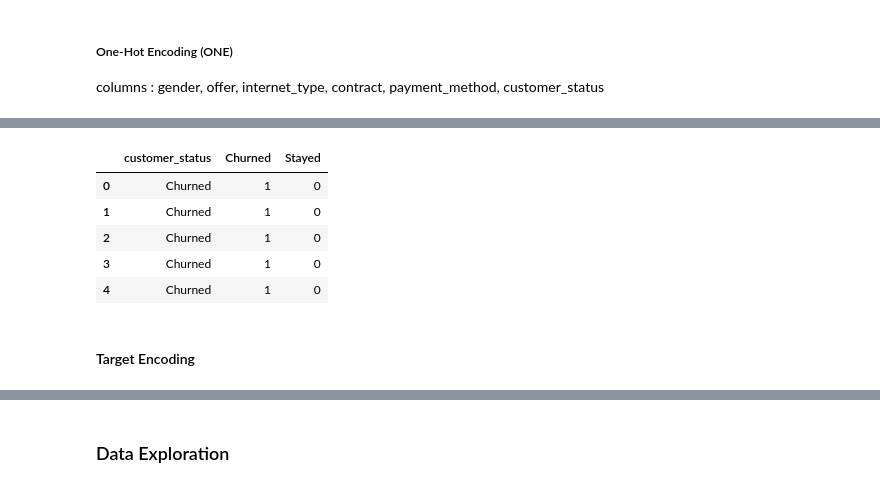
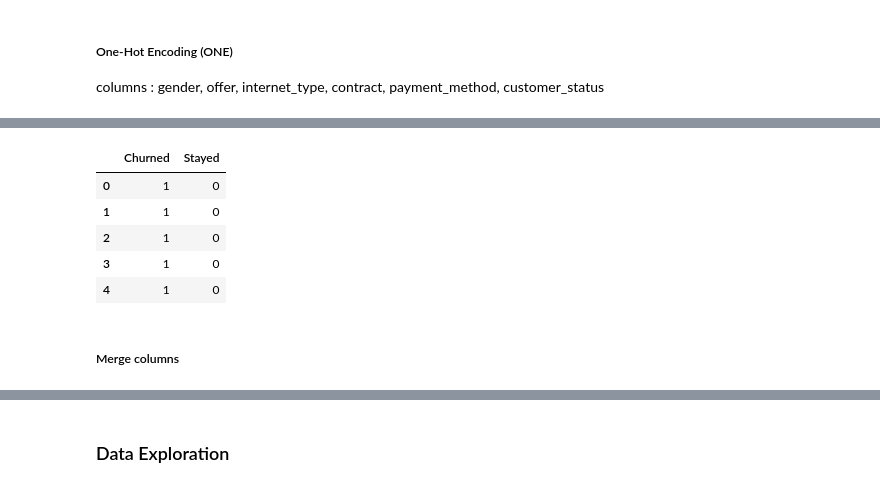
Before and after one commit to COny7897/Data_analytics, a Jupyter notebook: notebook.ipynb, the cells around one changed output, grey strips where cells are left out. Cells and saved outputs as stored; diff of their text form; code cells hidden in the pictures.

```diff
--- a/notebook.ipynb
+++ b/notebook.ipynb
@@ -143,12 +172,13 @@ payment_method_df.head()
 # %%
-customer_status_df = pd.concat([df['customer_status'], pd.get_dummies(df['customer_status'], dtype=int)], axis=1)
+# customer_status_df = pd.concat([df['customer_status'], pd.get_dummies(df['customer_status'], dtype=int)], axis=1)
+customer_status_df = pd.concat([pd.get_dummies(df['customer_status'], dtype=int)], axis=1)
 customer_status_df.head()
 # %% [output]
-|  | customer_status | Churned | Stayed |
-| 0 | Churned | 1 | 0 |
-| 1 | Churned | 1 | 0 |
-| 2 | Churned | 1 | 0 |
-| 3 | Churned | 1 | 0 |
-| 4 | Churned | 1 | 0 |
+|  | Churned | Stayed |
+| 0 | 1 | 0 |
+| 1 | 1 | 0 |
+| 2 | 1 | 0 |
+| 3 | 1 | 0 |
+| 4 | 1 | 0 |
-# %% [markdown]
-#### Target Encoding
+# %% [markdown]
+##### Merge columns
```
Also changed, not shown: parts of 14 cells of this notebook.
